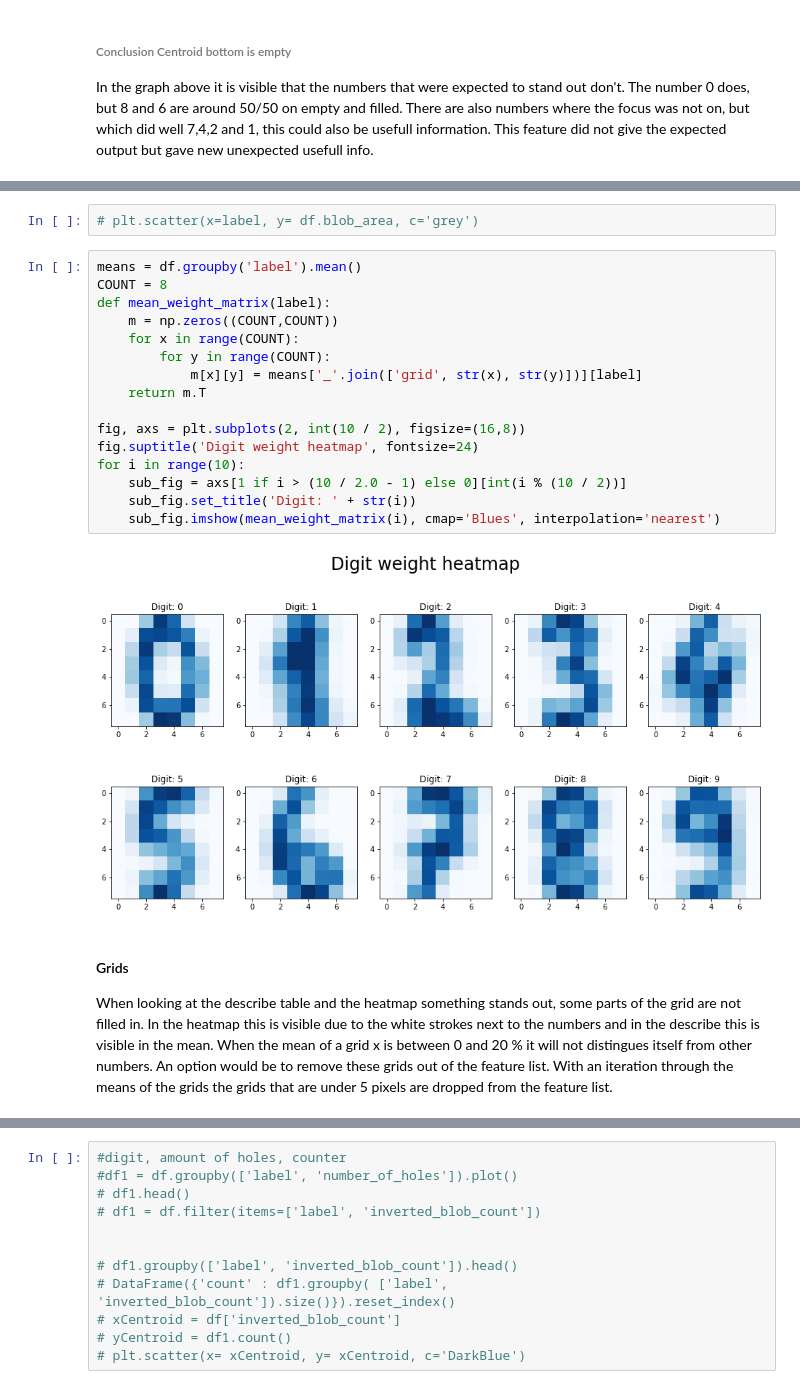
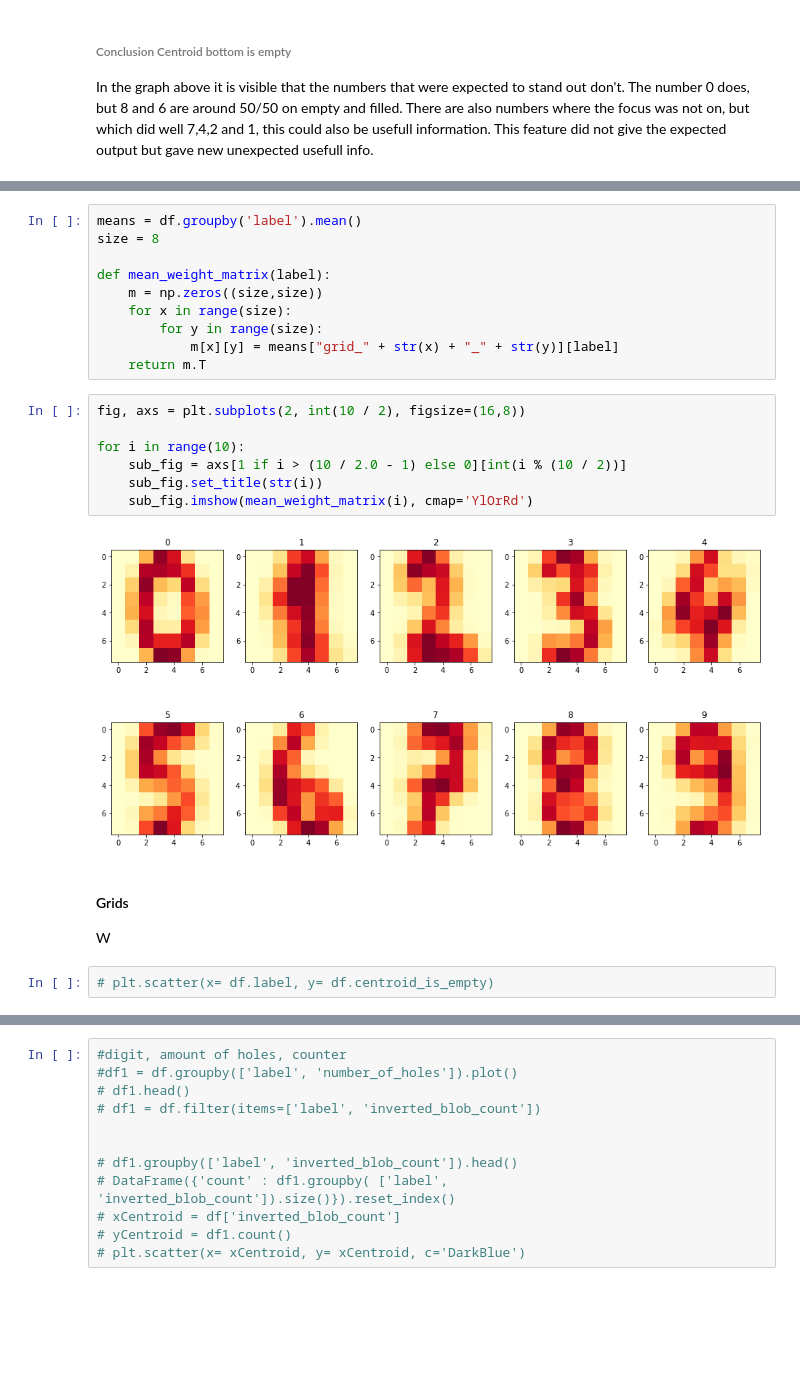
Before and after one commit to romycb/IML, a Jupyter notebook: notebooks/Feature_analysis.ipynb, the cells around one changed output, grey strips where cells are left out. Saved outputs shown, nothing was run; the diff lists cells and outputs as text; blank space fills up the shorter version.

```diff
--- a/notebooks/Feature_analysis.ipynb
+++ b/notebooks/Feature_analysis.ipynb
@@ -151,24 +154,25 @@ df.boxplot(by='label',column='number_of_holes',
+# %%
+means = df.groupby('label').mean()
+size = 8
+
+def mean_weight_matrix(label):
+    m = np.zeros((size,size))
+    for x in range(size):
+        for y in range(size):
+            m[x][y] = means["grid_" + str(x) + "_" + str(y)][label]
+    return m.T
+# %%
+fig, axs = plt.subplots(2, int(10 / 2), figsize=(16,8))
+
+for i in range(10):
+    sub_fig = axs[1 if i > (10 / 2.0 - 1) else 0][int(i % (10 / 2))]
+    sub_fig.set_title(str(i))
+    sub_fig.imshow(mean_weight_matrix(i), cmap='YlOrRd')
+# %% [output]
+[figure, added]
+# %% [markdown]
+#### Grids
+W
 # %%
-# plt.scatter(x=label, y= df.blob_area, c='grey')
+# plt.scatter(x= df.label, y= df.centroid_is_empty)
-# %%
-means = df.groupby('label').mean()
-COUNT = 8
-def mean_weight_matrix(label):
-    m = np.zeros((COUNT,COUNT))
-    for x in range(COUNT):
-        for y in range(COUNT):
-            m[x][y] = means['_'.join(['grid', str(x), str(y)])][label]
-    return m.T
-
-fig, axs = plt.subplots(2, int(10 / 2), figsize=(16,8))
-fig.suptitle('Digit weight heatmap', fontsize=24)
-for i in range(10):
-    sub_fig = axs[1 if i > (10 / 2.0 - 1) else 0][int(i % (10 / 2))]
-    sub_fig.set_title('Digit: ' + str(i))
-    sub_fig.imshow(mean_weight_matrix(i), cmap='Blues', interpolation='nearest')
-# %% [output]
-[figure, removed]
-# %% [markdown]
-#### Grids
-When looking at the describe table and the heatmap something stands out, some parts of the grid are not filled in. In the heatmap this is visible due to the white strokes next to the numbers and in the describe this is visible in the mean. When the mean of a grid x is between 0 and 20 % it will not distingues itself from other numbers. An option would be to remove these grids out of the feature list. With an iteration through the means of the grids the grids that are under 5 pixels are dropped from the feature list.
 # %%
```
Also changed, not shown: parts of 21 cells of this notebook.
